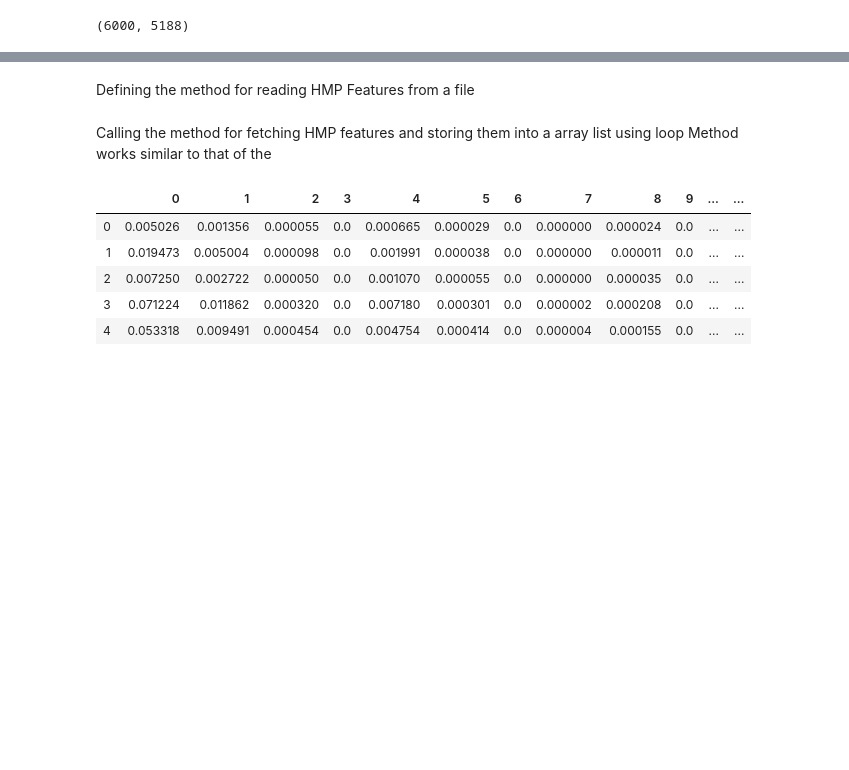
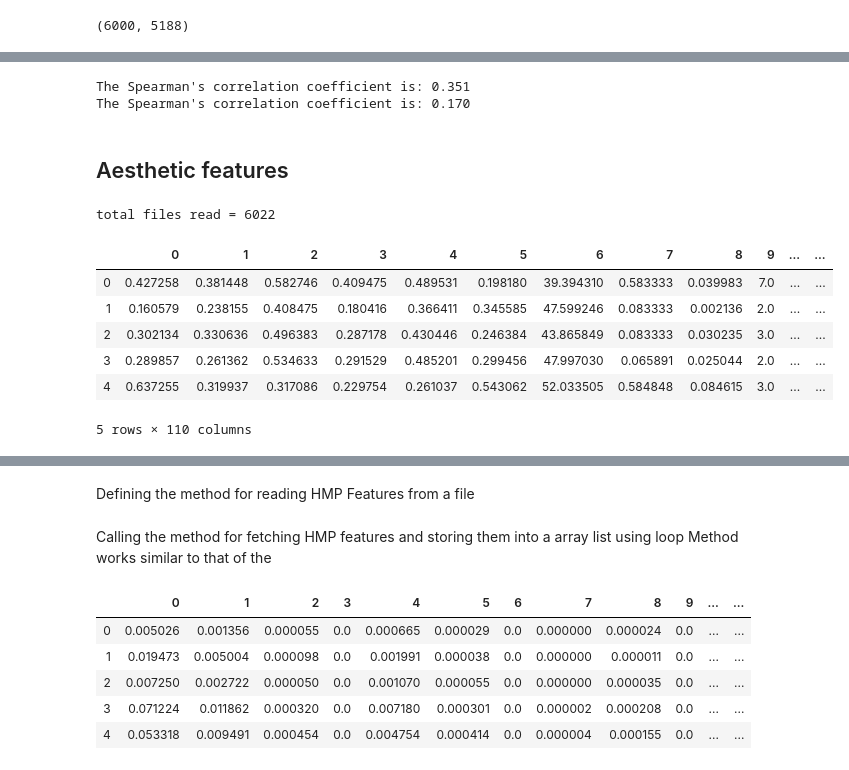
Before and after one commit to Amruthhs/Media-Memorability, a Jupyter notebook: MemorabilityScore.ipynb, the cells around one changed output, grey strips where cells are left out. Saved outputs shown, nothing was run; the diff lists cells and outputs as text; code cells hidden in the pictures; blank space fills up the shorter version.

Commit message:
Memorability Score Updated
Memorability Score Updated

```diff
--- a/MemorabilityScore.ipynb
+++ b/MemorabilityScore.ipynb
@@ -471,0 +362,18 @@ total files read = 6000
+# %%
+#Reading C3D Features from a file
+def read_C3D(fname):
+    """Scan vectors from file"""
+    with open(fname) as f:
+        for line in f:
+            C3D =[float(item) for item in line.split()] # convert to float type, using default separator
+    return C3D
+# %%
+#Calling the method for fetching C3D features and storing them into a array list using loop
+my_numlist= [] # Creating new list to store the C3D features
+my_namelist = [] #Creating a new list to store the names of the videos
+path = 'C3D/*.txt'
+for filename in glob.glob('C3D/*.txt'):
+    s= read_C3D(filename)
+    my_numlist.append(s)
+    my_namelist.append(((filename.split('/')[-1]).split('.')[0])+ '.webm')
+#adding .webm to the name to make it similar to the video name in ground truth
@@ -861,0 +683,15 @@ KeyError: 'acc'
+# %%
+y_pred = model.predict(X_test)
+Get_score(y_pred, Y_test)
+# %% [output]
+The Spearman's correlation coefficient is: 0.351
+The Spearman's correlation coefficient is: 0.170
+# %% [markdown]
+## Aesthetic features
+# %%
+#function to read aesthetic feature
+def aes_fea_read(df, filename):
+ df1 = pd.read_csv(filename, header=None)
+ df1['video'] = filename[filename.find('video'):filename.find('.txt')] + '.webm'
+ df = df.append(df1, ignore_index=True)
+ return df
@@ -861,0 +711,19 @@ KeyError: 'acc'
+# %%
+#read aesthetic feature train data
+path='D:/DCU/2nd Semester/Assignments/Machine Learning/My Assignment/dev-set_aesthetic-features/features/aesthetic_visual_features/aesthetic_feat_dev-set_median' #(need to chnage the path as per the directory the C3D or any other files are stored in)
+files = reading_file_names(path)
+dataframe_aes = pd.DataFrame()
+for filename in files:
+   dataframe_aes = aes_fea_read(dataframe_aes, filename)
+# %% [output]
+total files read = 6022
+# %%
+dataframe_aes.head(5)
+# %% [output]
+|  | 0 | 1 | 2 | 3 | 4 | 5 | 6 | 7 | 8 | 9 | ... | ... |
+| 0 | 0.427258 | 0.381448 | 0.582746 | 0.409475 | 0.489531 | 0.198180 | 39.394310 | 0.583333 | 0.039983 | 7.0 | ... | ... |
+| 1 | 0.160579 | 0.238155 | 0.408475 | 0.180416 | 0.366411 | 0.345585 | 47.599246 | 0.083333 | 0.002136 | 2.0 | ... | ... |
+| 2 | 0.302134 | 0.330636 | 0.496383 | 0.287178 | 0.430446 | 0.246384 | 43.865849 | 0.083333 | 0.030235 | 3.0 | ... | ... |
+| 3 | 0.289857 | 0.261362 | 0.534633 | 0.291529 | 0.485201 | 0.299456 | 47.997030 | 0.065891 | 0.025044 | 2.0 | ... | ... |
+| 4 | 0.637255 | 0.319937 | 0.317086 | 0.229754 | 0.261037 | 0.543062 | 52.033505 | 0.584848 | 0.084615 | 3.0 | ... | ... |
+5 rows × 110 columns
```
Also changed, not shown: parts of 242 cells of this notebook.
